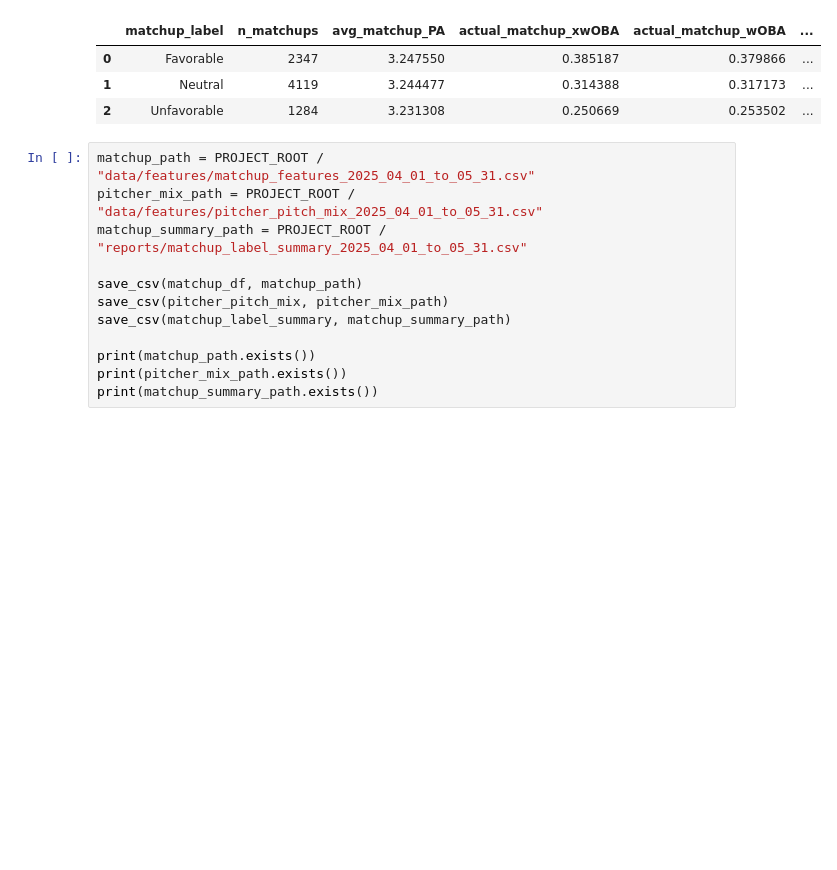
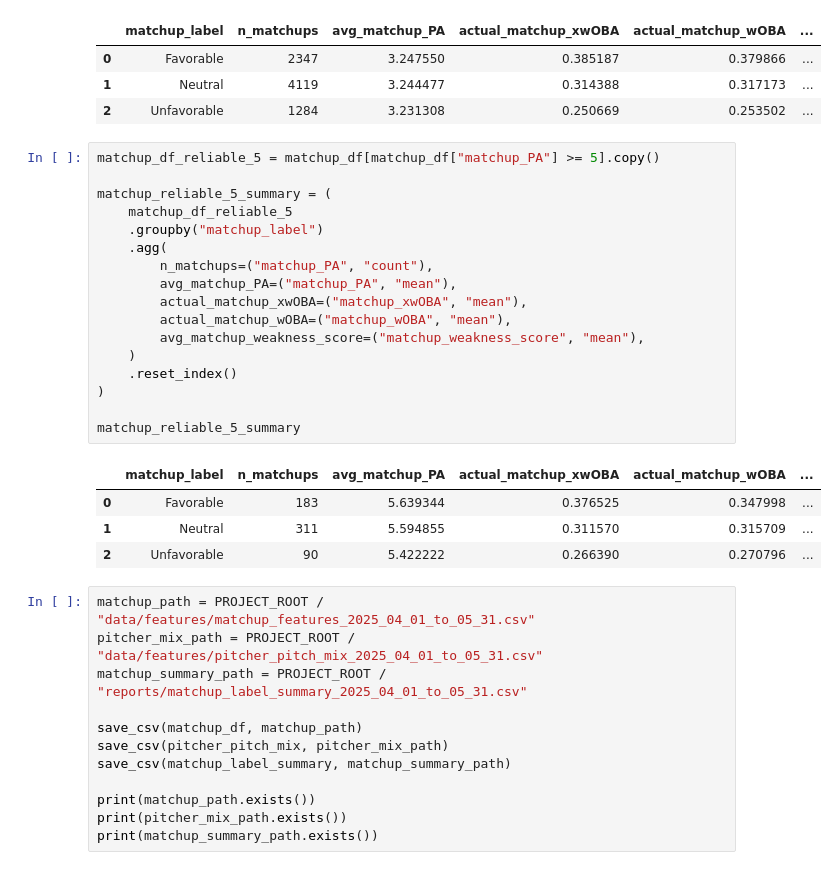
Before and after one commit to henry-tsai-0603/daily-mlb-hitter-forecasting-project, a Jupyter notebook: notebooks/04_matchup_features.ipynb, the cells around one changed output. Drawn from its saved outputs; the diff is of its cells as text; blank space fills up the shorter version.

```diff
--- a/notebooks/04_matchup_features.ipynb
+++ b/notebooks/04_matchup_features.ipynb
@@ -305,6 +305,28 @@ matchup_reliable_summary
 | 0 | Favorable | 2347 | 3.247550 | 0.385187 | 0.379866 | ... |
 | 1 | Neutral | 4119 | 3.244477 | 0.314388 | 0.317173 | ... |
 | 2 | Unfavorable | 1284 | 3.231308 | 0.250669 | 0.253502 | ... |
+# %%
+matchup_df_reliable_5 = matchup_df[matchup_df["matchup_PA"] >= 5].copy()
+
+matchup_reliable_5_summary = (
+    matchup_df_reliable_5
+    .groupby("matchup_label")
+    .agg(
+        n_matchups=("matchup_PA", "count"),
+        avg_matchup_PA=("matchup_PA", "mean"),
+        actual_matchup_xwOBA=("matchup_xwOBA", "mean"),
+        actual_matchup_wOBA=("matchup_wOBA", "mean"),
+        avg_matchup_weakness_score=("matchup_weakness_score", "mean"),
+    )
+    .reset_index()
+)
+
+matchup_reliable_5_summary
+# %% [output]
+|  | matchup_label | n_matchups | avg_matchup_PA | actual_matchup_xwOBA | actual_matchup_wOBA | ... |
+| 0 | Favorable | 183 | 5.639344 | 0.376525 | 0.347998 | ... |
+| 1 | Neutral | 311 | 5.594855 | 0.311570 | 0.315709 | ... |
+| 2 | Unfavorable | 90 | 5.422222 | 0.266390 | 0.270796 | ... |
 # %%
 matchup_path = PROJECT_ROOT / "data/features/matchup_features_2025_04_01_to_05_31.csv"
 pitcher_mix_path = PROJECT_ROOT / "data/features/pitcher_pitch_mix_2025_04_01_to_05_31.csv"
```
Also changed, not shown: parts of 4 cells of this notebook, 1 other file.
